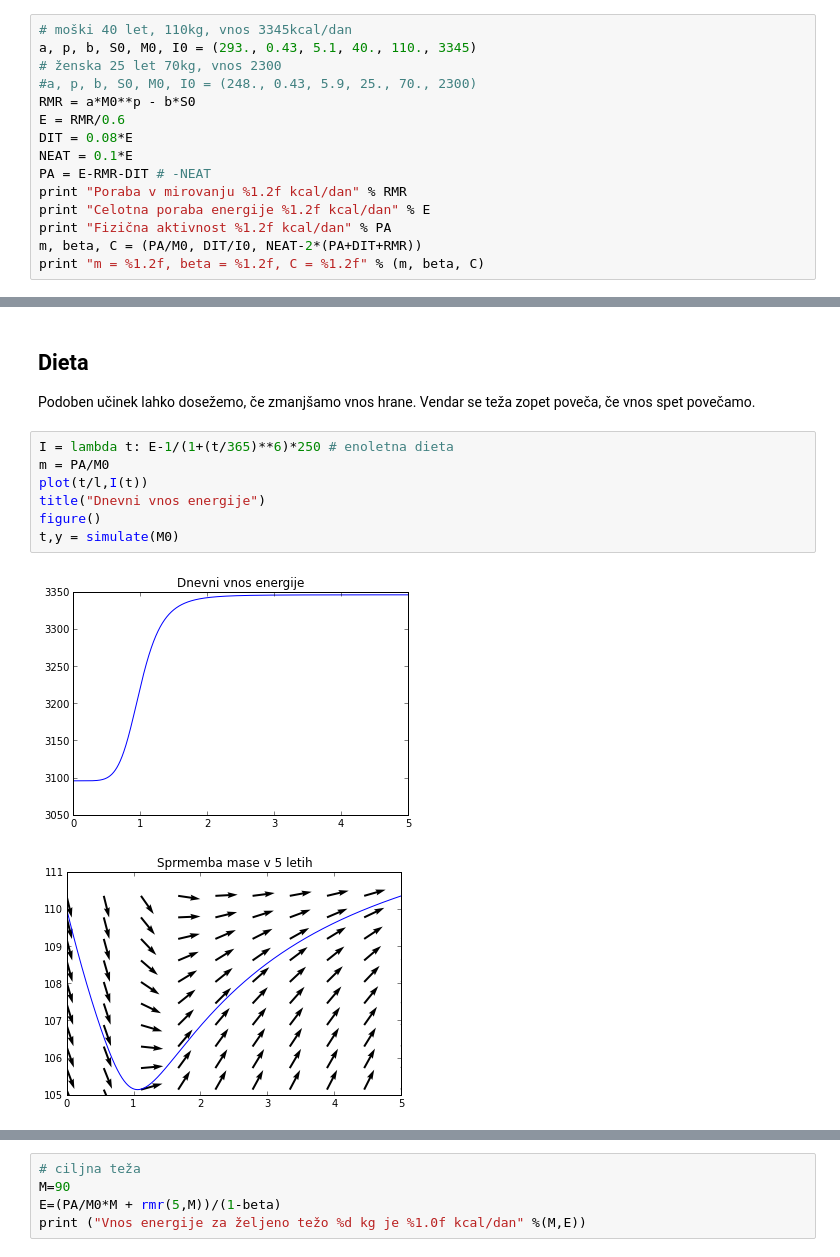
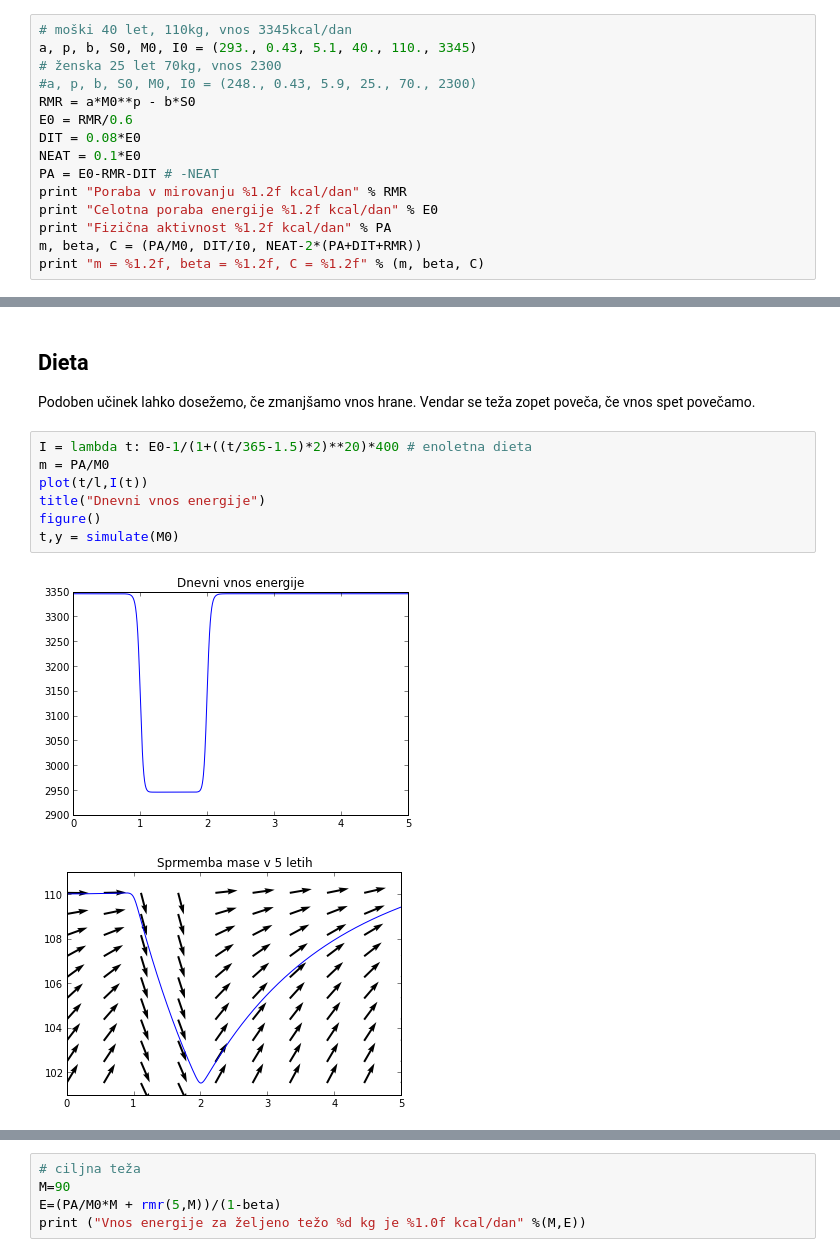
Before and after one commit to mrcinv/nummat, a Jupyter notebook: Vaja9.ipynb, the cells around one changed output, grey strips where cells are left out. Saved outputs shown, nothing was run; the diff lists cells and outputs as text.

Commit message:
tek + dieta

```diff
--- a/Vaja9.ipynb
+++ b/Vaja9.ipynb
@@ -127,12 +127,12 @@ a, p, b, S0, M0, I0 = (293., 0.43, 5.1, 40., 110., 3345)
 # ženska 25 let 70kg, vnos 2300
 #a, p, b, S0, M0, I0 = (248., 0.43, 5.9, 25., 70., 2300)
 RMR = a*M0**p - b*S0
-E = RMR/0.6
-DIT = 0.08*E
-NEAT = 0.1*E
-PA = E-RMR-DIT # -NEAT
+E0 = RMR/0.6
+DIT = 0.08*E0
+NEAT = 0.1*E0
+PA = E0-RMR-DIT # -NEAT
 print "Poraba v mirovanju %1.2f kcal/dan" % RMR
-print "Celotna poraba energije %1.2f kcal/dan" % E
+print "Celotna poraba energije %1.2f kcal/dan" % E0
 print "Fizična aktivnost %1.2f kcal/dan" % PA
 m, beta, C = (PA/M0, DIT/I0, NEAT-2*(PA+DIT+RMR))
 print "m = %1.2f, beta = %1.2f, C = %1.2f" % (m, beta, C)
@@ -192,12 +193,12 @@ t,y = simulate(M0)
 
 Podoben učinek lahko dosežemo, če zmanjšamo vnos hrane. Vendar se teža zopet poveča, če vnos spet povečamo.
 # %%
-I = lambda t: E-1/(1+(t/365)**6)*250 # enoletna dieta
+I = lambda t: E0-1/(1+((t/365-1.5)*2)**20)*400 # enoletna dieta
 m = PA/M0
 plot(t/l,I(t))
 title("Dnevni vnos energije")
 figure()
 t,y = simulate(M0)
 # %% [output]
-[figure, old version]
+[figure, new version]
-[figure, old version]
+[figure, new version]
```
Also changed, not shown: parts of 6 cells of this notebook.
